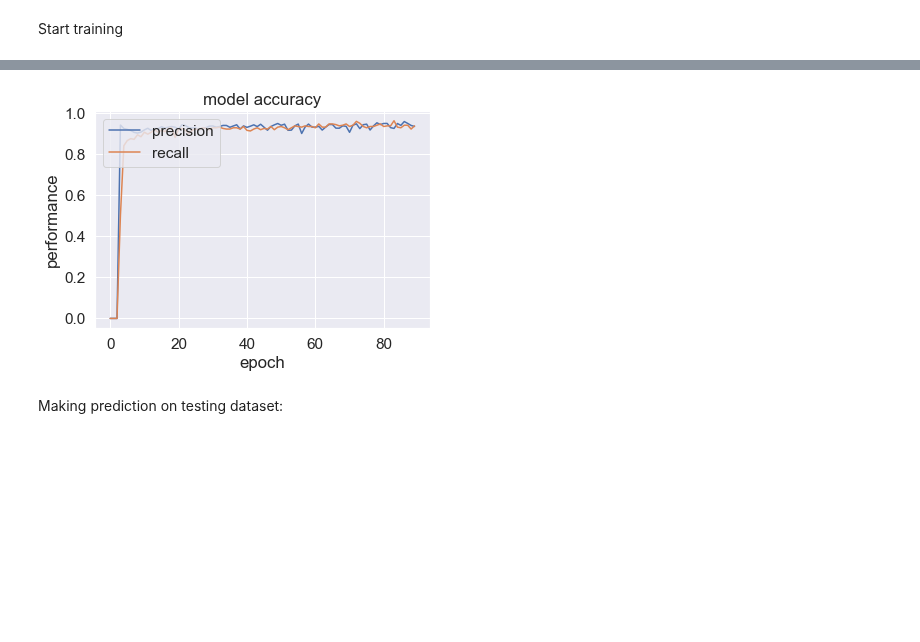
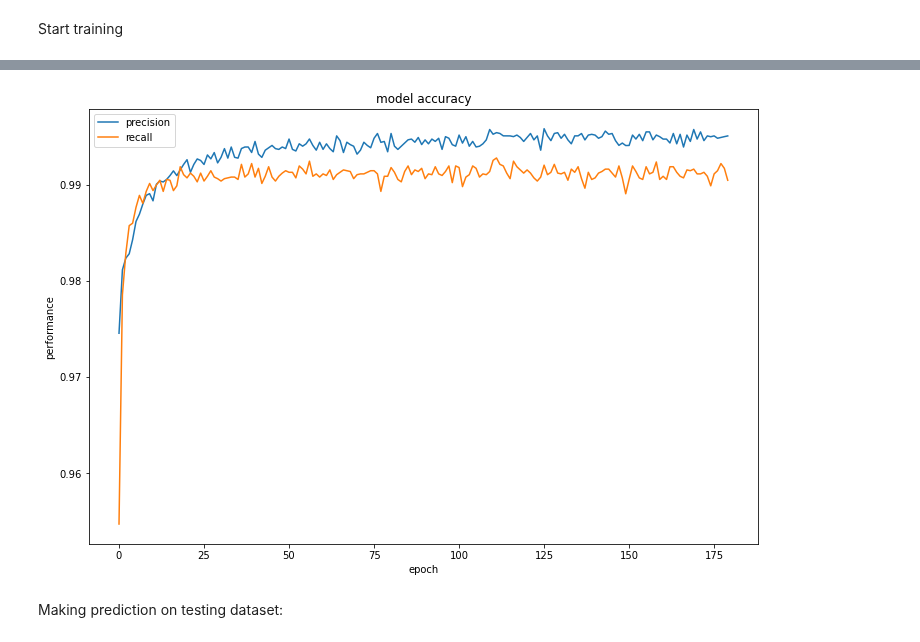
Before and after one commit to johnklee/ml_articles, a Jupyter notebook: medium/credit_card_fraud_detection_by_neural_network_in_keras_framework/credit_card_fraud_detection_by_neural_network_in_keras_framework.ipynb, the cells around one changed output, grey strips where cells are left out. Saved outputs shown, nothing was run; the diff lists cells and outputs as text; code cells hidden in the pictures; blank space fills up the shorter version.

Commit message:
update notebook and add two serialized models

```diff
--- a/medium/credit_card_fraud_detection_by_neural_network_in_keras_framework/credit_card_fraud_detection_by_neural_network_in_keras_framework.ipynb
+++ b/medium/credit_card_fraud_detection_by_neural_network_in_keras_framework/credit_card_fraud_detection_by_neural_network_in_keras_framework.ipynb
@@ -267,0 +288,2 @@ X_train.head()
+# %%
+X_train_us, y_train_us = upsampling_model.fit_sample(X_train, y_train)
@@ -339,27 +370,49 @@ from keras.layers import Dense
 from keras.wrappers.scikit_learn import KerasClassifier
 from keras import regularizers
 from keras.optimizers import SGD
+from keras.layers import Dropout
 
 # Initialising the ANN
 classifier = Sequential()
 
+# Adding the dropout layer
+classifier.add(Dropout(0.05, input_shape=(X_train.shape[1],)))
+
 # Adding the input layer and the first hidden layer
-classifier.add(Dense(units =X_train.shape[1] , kernel_initializer = 'uniform', activation = 'relu', input_dim = X_train.shape[1]))
+classifier.add(Dense(X_train.shape[1], kernel_initializer='uniform', activation='relu'))
+
 
 # Adding the second hidden layer
-#classifier.add(Dense(units = 15, kernel_initializer = 'uniform', activation = 'relu'))
-classifier.add(Dense(units = 16, kernel_initializer = 'uniform', activation = 'relu', activity_regularizer=regularizers.l1(10e-4)))
+classifier.add(Dense(units=17, kernel_initializer = 'uniform', activation = 'relu', activity_regularizer=regularizers.l1(10e-4)))
+
+#classifier.add(Dense(units = 16,
+#                     kernel_initializer='uniform',
+#                     activation='relu',
+#                     activity_regularizer=regularizers.l1(10e-5)))
+
 
 # Adding the third hidden layer
-classifier.add(Dense(units = 8, kernel_initializer = 'uniform', activation = 'relu', activity_regularizer=regularizers.l1(10e-4)))
+r'''
+classifier.add(Dropout(0.01))
+classifier.add(Dense(
+                        units=7,
+                        kernel_initializer='uniform',
+                        activation = 'relu',
+                        activity_regularizer=regularizers.l1(10e-4)
+                    )
+)
+'''
+
 
 # Adding the output layer
 classifier.add(Dense(units = 1, kernel_initializer = 'uniform', activation = 'sigmoid'))
 
 # Compiling the ANN
 # https://keras.io/api/optimizers/
-opt = SGD(lr=0.01, momentum=0.9)
-classifier.compile(optimizer = 'adam', loss = 'binary_crossentropy', metrics = [keras.metrics.Precision(), keras.metrics.Recall()])
+# opt = SGD(lr=0.01, momentum=0.9)
+m_preccision = keras.metrics.Precision()
+m_recall = keras.metrics.Recall()
+classifier.compile(optimizer = 'adam', loss = 'binary_crossentropy', metrics = [m_preccision, m_recall])
 # classifier.compile(optimizer = 'adam', loss = 'binary_crossentropy', metrics = ['accuracy'])
 
 print(classifier.summary())
@@ -385,5 +438,7 @@ None
 Start training
 # %%
 # Fitting the ANN to the Training set
-history = classifier.fit(X_train, y_train, batch_size = 32, epochs = 90)
+BATCH_SIZE=32
+EPOCHS = 180
+history = classifier.fit(X_train_us, y_train_us, batch_size = BATCH_SIZE, epochs = EPOCHS)
 # %% [output]
@@ -408,15 +463,16 @@ Epoch 90/90
 classifier.save(SERIALIZED_MODEL_FILE)
 loaded_classifier = keras.models.load_model(SERIALIZED_MODEL_FILE)
 # %%
-plt.plot(history.history['precision_3'])
-plt.plot(history.history['recall_3'])
+plt.rcParams['figure.figsize'] = [12, 8]
+plt.plot(history.history['precision'])
+plt.plot(history.history['recall'])
 plt.title('model accuracy')
 plt.ylabel('performance')
 plt.xlabel('epoch')
 plt.legend(['precision', 'recall'], loc='upper left')
 plt.show()
 # %% [output]
-[figure, old version]
+[figure, new version]
 # %% [markdown]
 Making prediction on testing dataset:
 # %%
```
Also changed, not shown: parts of 33 cells of this notebook, 2 other files.
